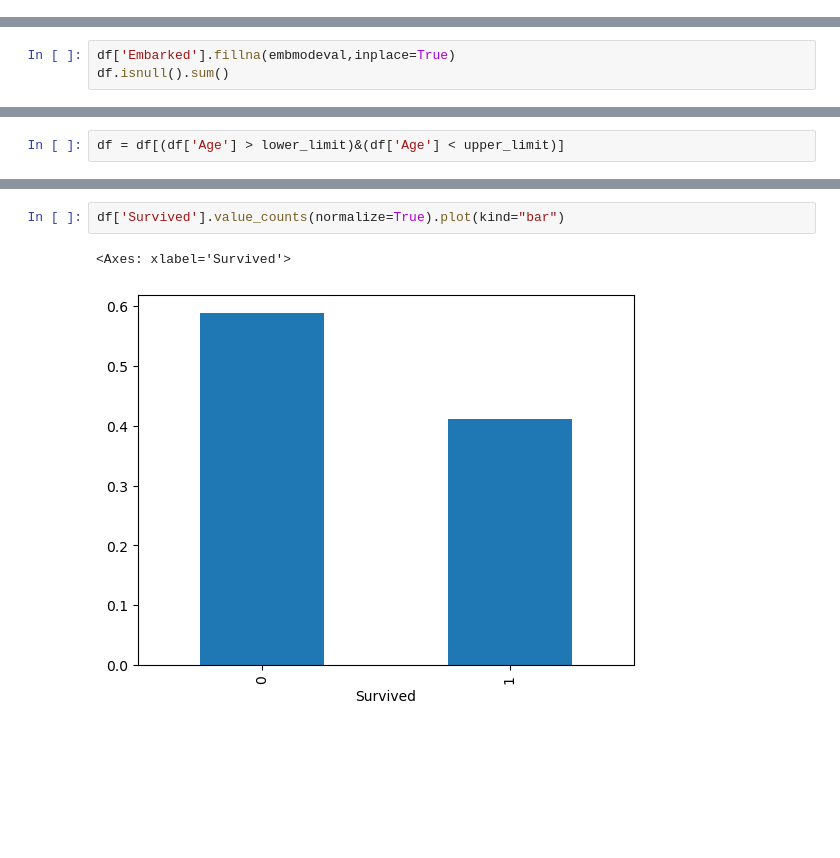
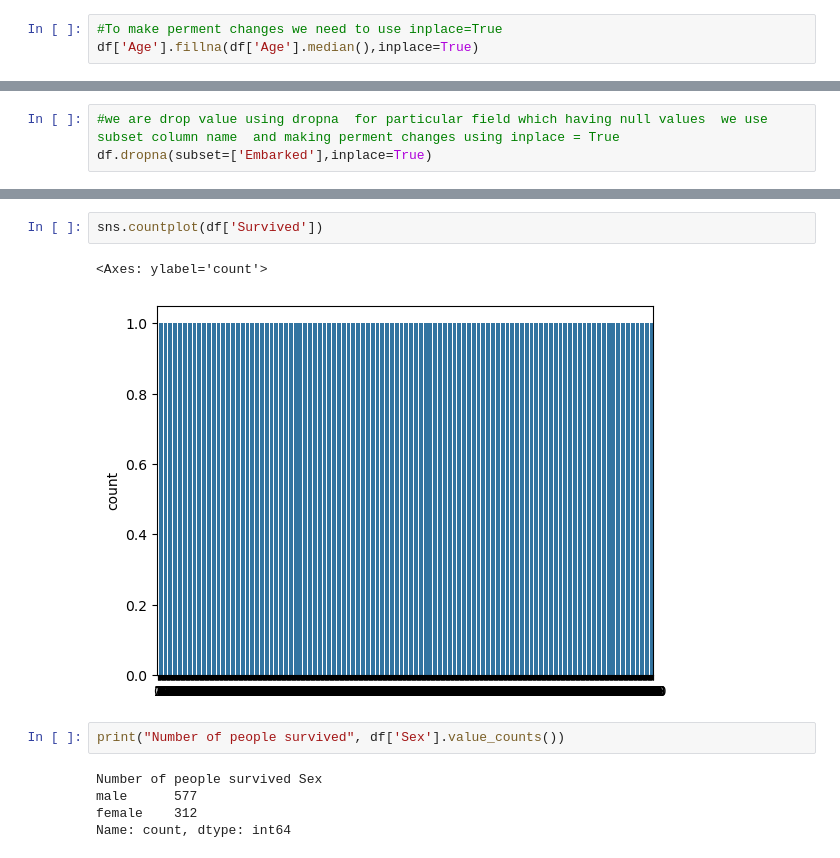
Before and after one commit to pavan-flutter/PythonBasicAdvanceProgramming, a Jupyter notebook: PythonAssignment.ipynb, the cells around one changed output, grey strips where cells are left out. Saved outputs shown, nothing was run; the diff lists cells and outputs as text; blank space fills up the shorter version.

```diff
--- a/PythonAssignment.ipynb
+++ b/PythonAssignment.ipynb
@@ -131,0 +91,3 @@ df.shape
+# %%
+#To make perment changes we need to use inplace=True
+df['Age'].fillna(df['Age'].median(),inplace=True)
@@ -167,3 +116,0 @@ embmodeval
-# %%
-df['Embarked'].fillna(embmodeval,inplace=True)
-df.isnull().sum()
@@ -222,2 +122,0 @@ df.shape
-# %%
-df = df[(df['Age'] > lower_limit)&(df['Age'] < upper_limit)]
@@ -272,0 +141,3 @@ memory usage: 65.9+ KB
+# %%
+#we are drop value using dropna  for particular field which having null values  we use subset column name  and making perment changes using inplace = True
+df.dropna(subset=['Embarked'],inplace=True)
@@ -285,5 +193,12 @@ df['Survived'].value_counts().plot(kind="bar")
-# %%
-df['Survived'].value_counts(normalize=True).plot(kind="bar")
-# %% [output]
-<Axes: xlabel='Survived'>
-[figure, removed]
+# %%
+sns.countplot(df['Survived'])
+# %% [output]
+<Axes: ylabel='count'>
+[figure, added]
+# %%
+print("Number of people survived", df['Sex'].value_counts())
+# %% [output]
+Number of people survived Sex
+male      577
+female    312
+Name: count, dtype: int64
```
Also changed, not shown: parts of 59 cells of this notebook.
